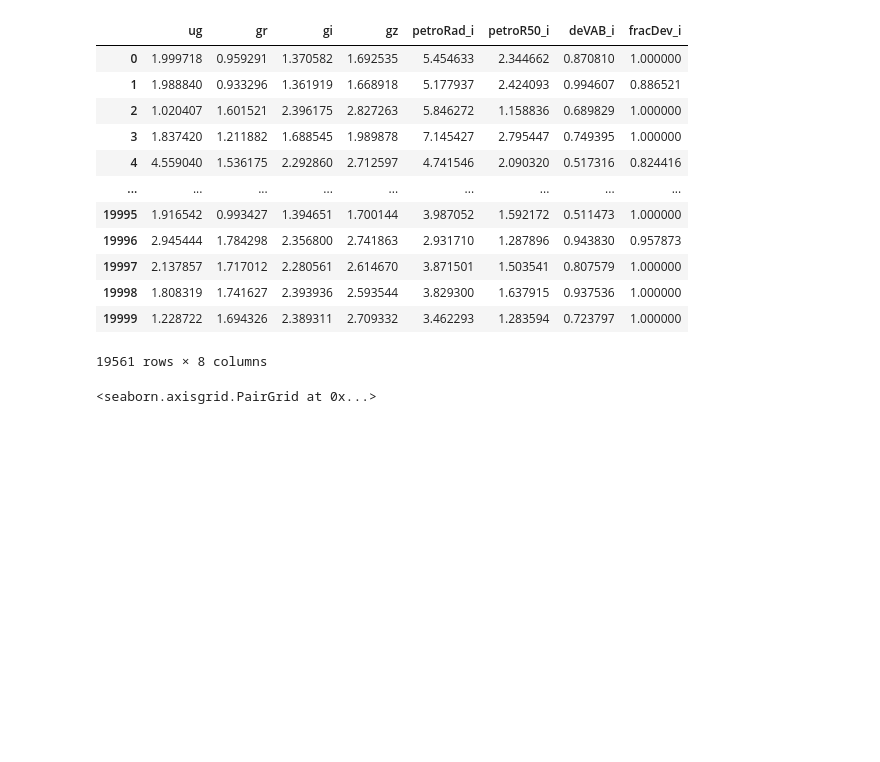
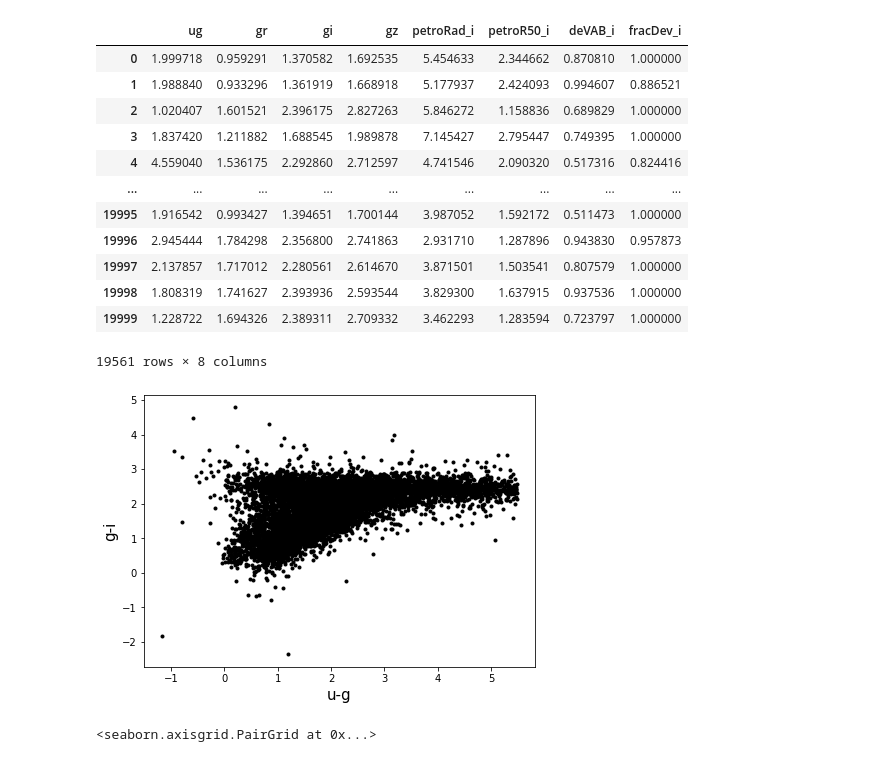
Before and after one commit to gnarayan/ast596_2023_Spring, a Jupyter notebook: homework/QiaoyaWu/hw8_final/final.ipynb, the cells around one changed output. Cells and saved outputs as stored; diff of their text form; code cells hidden in the pictures; blank space fills up the shorter version.

```diff
--- a/homework/QiaoyaWu/hw8_final/final.ipynb
+++ b/homework/QiaoyaWu/hw8_final/final.ipynb
@@ -84,6 +84,14 @@ SDSSgals_data
 | 19998 | 1.808319 | 1.741627 | 2.393936 | 2.593544 | 3.829300 | 1.637915 | 0.937536 | 1.000000 |
 | 19999 | 1.228722 | 1.694326 | 2.389311 | 2.709332 | 3.462293 | 1.283594 | 0.723797 | 1.000000 |
 19561 rows × 8 columns
+# %%
+plt.figure(figsize=(7,5))
+plt.plot(SDSSgals_data.ug, SDSSgals_data.gi, 'k.')
+plt.xlabel('u-g', fontsize=15)
+plt.ylabel('g-i', fontsize=15)
+plt.show()
+# %% [output]
+[figure, added]
 # %%
 g = sns.PairGrid(SDSSgals_data, diag_sharey=False, corner=True)
 g.map_diag(sns.histplot, bins=50, kde=True, element="step")
```
Also changed, not shown: parts of 12 cells of this notebook.
